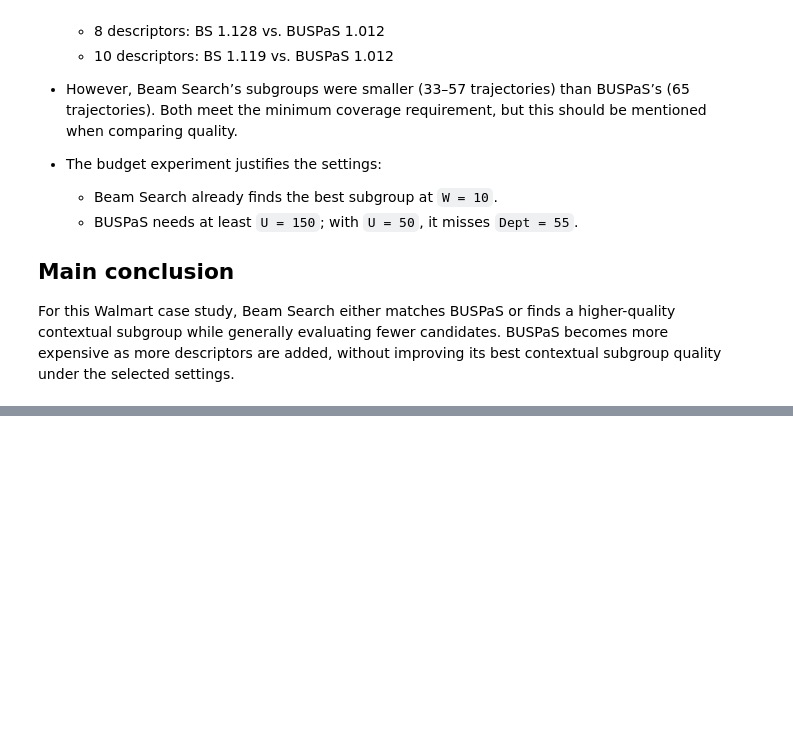
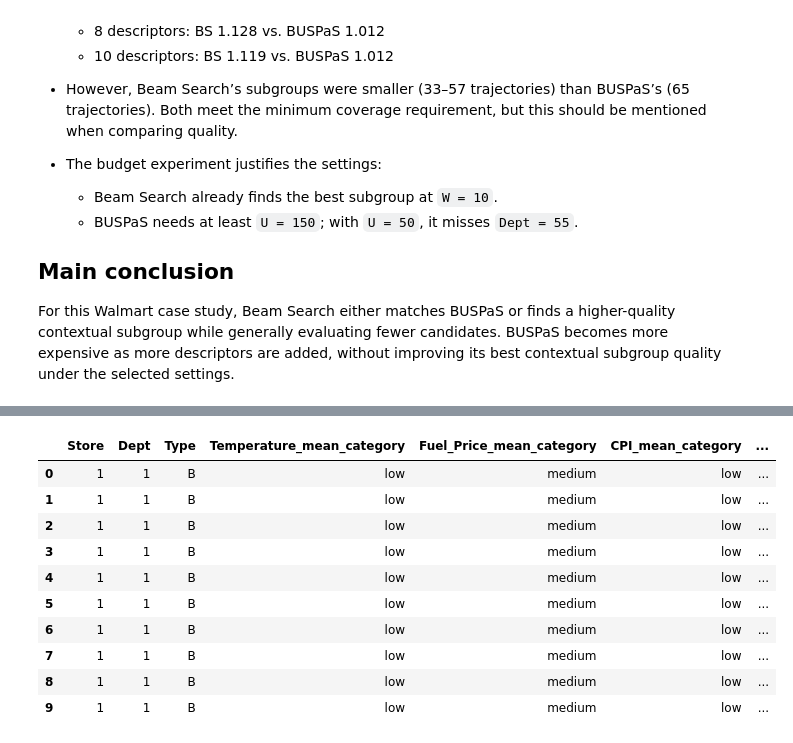
Before and after one commit to MuhammadIbneRafiq/you-only-search-up, a Jupyter notebook: walmart_bs-bus.ipynb, the cells around one changed output, grey strips where cells are left out. Cells and saved outputs as stored; diff of their text form; code cells hidden in the pictures; blank space fills up the shorter version.

Commit message:
running-up and setting up walmart to be mean-level-slopewise

```diff
--- a/walmart_bs-bus.ipynb
+++ b/walmart_bs-bus.ipynb
@@ -647,0 +785,76 @@ For this Walmart case study, Beam Search either matches BUSPaS or finds a higher
+# %%
+# -----------------------------------------------------------
+# SETTINGS
+# -----------------------------------------------------------
+n_stores = 10
+n_depts = 10
+n_weeks = 52                 # Change to 143 for your actual setup
+dates = pd.date_range("2010-02-05", periods=n_weeks, freq="W-FRI")
+
+rows = []
+
+for store in range(1, n_stores + 1):
+    for dept in range(1, n_depts + 1):
+
+        # Static descriptors: same for every weekly row of this Store-Dept series
+        store_type = np.random.choice(["A", "B", "C"], p=[0.4, 0.4, 0.2])
+        size_category = np.random.choice(["small", "medium", "large"])
+
+        temperature_mean_category = np.random.choice(["low", "medium", "high"])
+        fuel_price_mean_category = np.random.choice(["low", "medium", "high"])
+        cpi_mean_category = np.random.choice(["low", "medium", "high"])
+        unemployment_mean_category = np.random.choice(["low", "medium", "high"])
+
+        temperature_slope_category = np.random.choice(["low", "medium", "high"])
+        fuel_price_slope_category = np.random.choice(["low", "medium", "high"])
+        cpi_slope_category = np.random.choice(["low", "medium", "high"])
+        unemployment_slope_category = np.random.choice(["low", "medium", "high"])
+
+        # Give each Store-Dept series a general profile
+        baseline = np.random.normal(0, 0.4)
+        trend = np.random.normal(0, 0.015)
+        noise_scale = np.random.uniform(0.15, 0.40)
+
+        # Make a deliberately interesting hidden pattern:
+        # Type A + large stores have a similar increasing seasonal pattern.
+        if store_type == "A" and size_category == "large":
+            baseline = 0.5
+            trend = 0.035
+            noise_scale = 0.15
+
+        # Generate weekly sales values for this ONE Store-Dept time series
+        for t, date in enumerate(dates):
+            seasonal_component = 0.7 * np.sin(2 * np.pi * t / 13)
+            sales = (
+                baseline
+                + trend * t
+                + seasonal_component
+                + np.random.normal(0, noise_scale)
+            )
+
+            rows.append({
+                "Store": store,
+                "Dept": dept,
+                "Type": store_type,
+                "Temperature_mean_category": temperature_mean_category,
+                "Fuel_Price_mean_category": fuel_price_mean_category,
+                "CPI_mean_category": cpi_mean_category,
+                "Unemployment_mean_category": unemployment_mean_category,
+                "Temperature_slope_category": temperature_slope_category,
+                "Fuel_Price_slope_category": fuel_price_slope_category,
+                "CPI_slope_category": cpi_slope_category,
+                "Unemployment_slope_category": unemployment_slope_category,
+                "Size_category": size_category,
+                "Date": date,
+                "Standardised_Weekly_Sales": sales
+            })
+
+raw_df = pd.DataFrame(rows)
+
+
+# Export DataFrame to a CSV file
+raw_df.to_csv("synthetic_retail_data.csv", index=False)
+
+print(raw_df.shape)
+raw_df.head(10)
+# %% [output]
@@ -647,0 +862,11 @@ For this Walmart case study, Beam Search either matches BUSPaS or finds a higher
+|  | Store | Dept | Type | Temperature_mean_category | Fuel_Price_mean_category | CPI_mean_category | ... |
+| 0 | 1 | 1 | B | low | medium | low | ... |
+| 1 | 1 | 1 | B | low | medium | low | ... |
+| 2 | 1 | 1 | B | low | medium | low | ... |
+| 3 | 1 | 1 | B | low | medium | low | ... |
+| 4 | 1 | 1 | B | low | medium | low | ... |
+| 5 | 1 | 1 | B | low | medium | low | ... |
+| 6 | 1 | 1 | B | low | medium | low | ... |
+| 7 | 1 | 1 | B | low | medium | low | ... |
+| 8 | 1 | 1 | B | low | medium | low | ... |
+| 9 | 1 | 1 | B | low | medium | low | ... |
```
Also changed, not shown: parts of 19 cells of this notebook, 2 other files.
